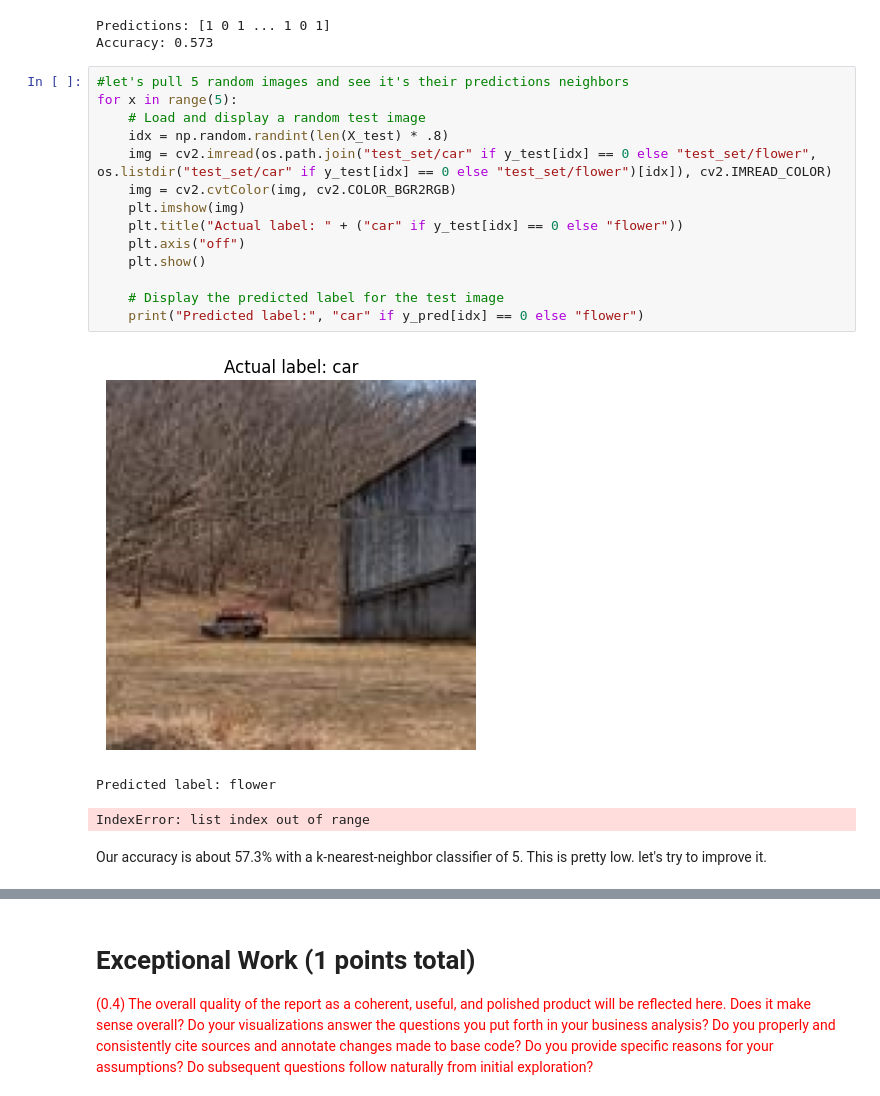
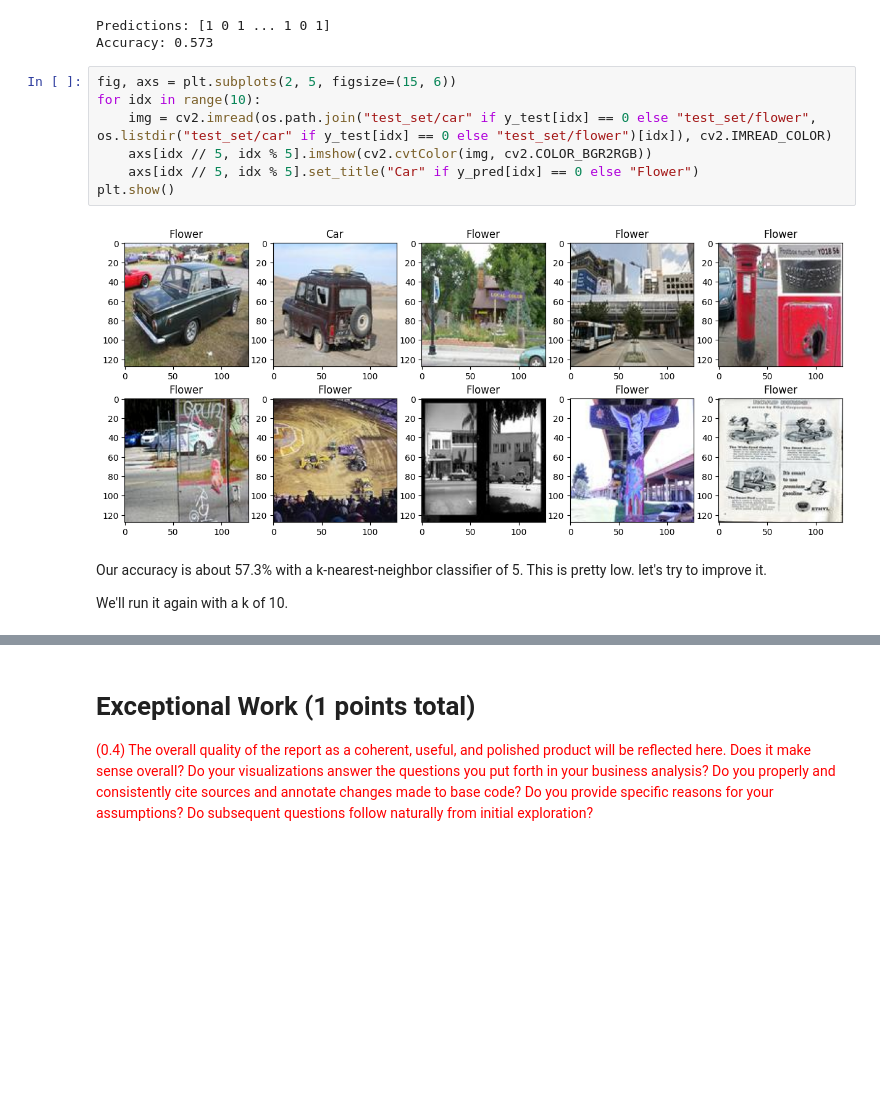
Before and after one commit to calebm00re/S22-ml02, a Jupyter notebook: images.ipynb, the cells around one changed output, grey strips where cells are left out. Saved outputs shown, nothing was run; the diff lists cells and outputs as text; blank space fills up the shorter version.

```diff
--- a/images.ipynb
+++ b/images.ipynb
@@ -437,22 +438,15 @@ print("Accuracy:", accuracy_score(y_test, y_pred))
 Predictions: [1 0 1 ... 1 0 1]
 Accuracy: 0.573
 # %%
-#let's pull 5 random images and see it's their predictions neighbors
-for x in range(5):
-    # Load and display a random test image
-    idx = np.random.randint(len(X_test) * .8)
+fig, axs = plt.subplots(2, 5, figsize=(15, 6))
+for idx in range(10):
     img = cv2.imread(os.path.join("test_set/car" if y_test[idx] == 0 else "test_set/flower", os.listdir("test_set/car" if y_test[idx] == 0 else "test_set/flower")[idx]), cv2.IMREAD_COLOR)
-    img = cv2.cvtColor(img, cv2.COLOR_BGR2RGB)
-    plt.imshow(img)
-    plt.title("Actual label: " + ("car" if y_test[idx] == 0 else "flower"))
-    plt.axis("off")
-    plt.show()
-
-    # Display the predicted label for the test image
-    print("Predicted label:", "car" if y_pred[idx] == 0 else "flower")
+    axs[idx // 5, idx % 5].imshow(cv2.cvtColor(img, cv2.COLOR_BGR2RGB))
+    axs[idx // 5, idx % 5].set_title("Car" if y_pred[idx] == 0 else "Flower")
+plt.show()
 # %% [output]
-[figure, old version]
+[figure, new version]
-Predicted label: flower
-IndexError: list index out of range
 # %% [markdown]
 Our accuracy is about 57.3% with a k-nearest-neighbor classifier of 5. This is pretty low. let's try to improve it.
+
+We'll run it again with a k of 10.
```
Also changed, not shown: parts of 8 cells of this notebook.
